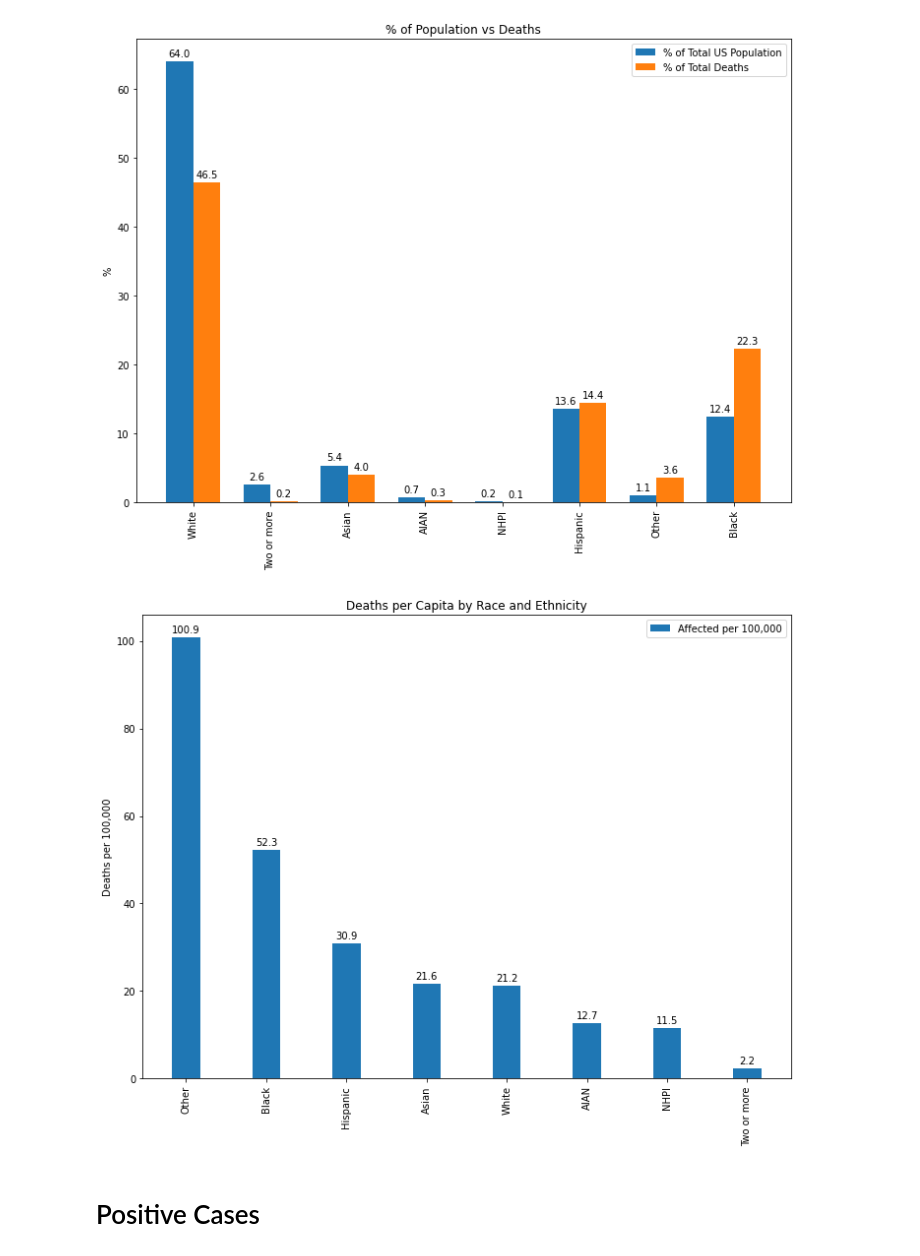
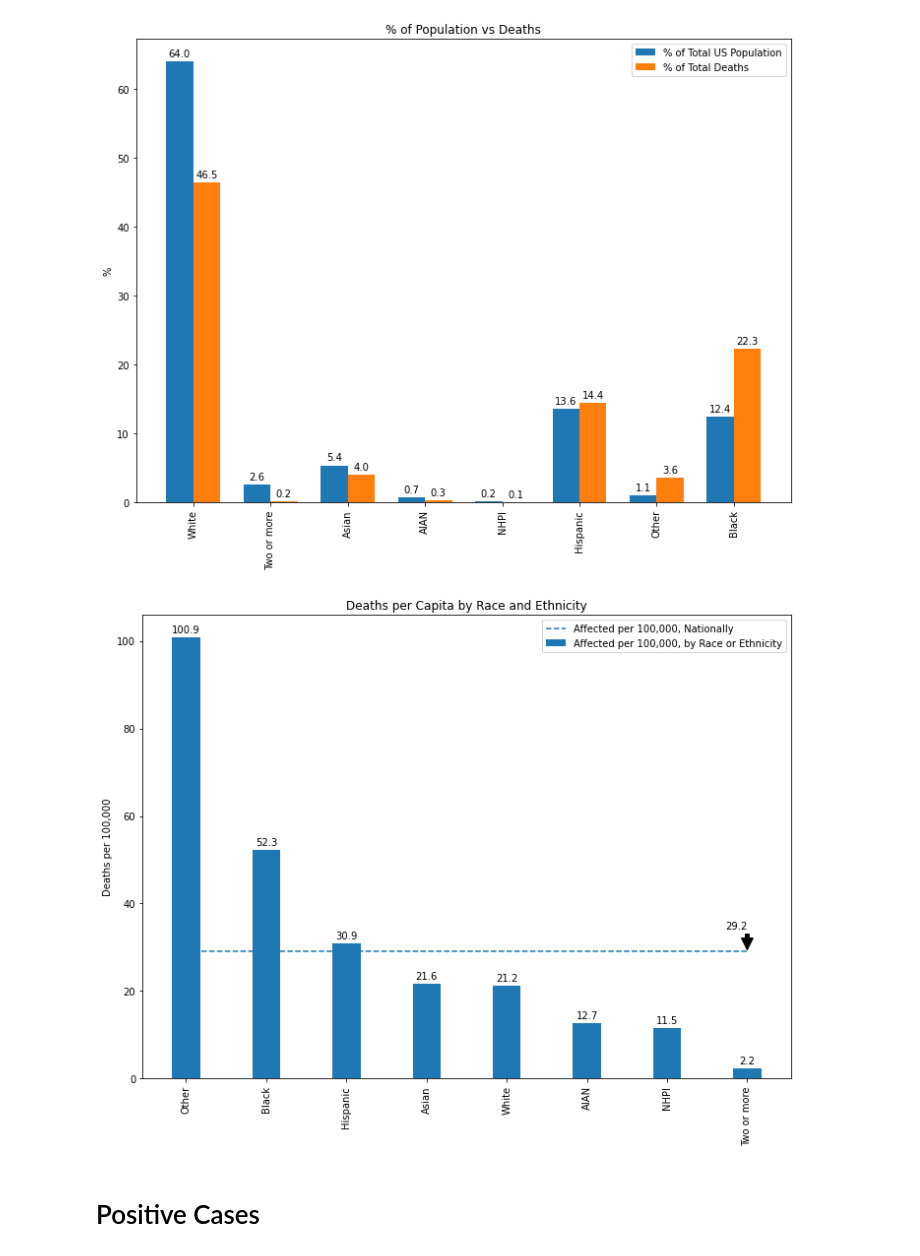
Before and after one commit to hanesy/covid-tracking, a Jupyter notebook: race-data-exploration.ipynb, the cells around one changed output. Drawn from its saved outputs; the diff is of its cells as text; code cells hidden in the pictures.

Commit message:
updates to racial data exploration

```diff
--- a/race-data-exploration.ipynb
+++ b/race-data-exploration.ipynb
@@ -224,3 +224,8 @@ deaths_unknown_us
 | 1 | # US | 322903030 | 40130920 | 4.39318e+07 | 17421159 | 549504 | 2264689 | 8490244 | 206723250 | 3391445 |
 | 2 | % Known Deaths | 100 | 22.276 | 14.3975 | 3.9865 | 0.0668662 | 0.304613 | 0.20166 | 46.4529 | 3.63094 |
 | 3 | % US | 100 | 12.4282 | 13.6053 | 5.39517 | 0.170176 | 0.701353 | 2.62935 | 64.0202 | 1.0503 |
+# %%
+deaths_us_total = deaths_us["Total"][0]/deaths_us["Total"][1]*100000
+deaths_us_total
+
+deaths_us["Total"][0], deaths_us["Total"][1], deaths_us_total
@@ -235,18 +242,18 @@ deaths_unknown_us
 #         i = i+1
 # deaths_unknown_us
 # %%
-deaths_unknown_us_T = deaths_unknown_us.copy()
-deaths_unknown_us_T = deaths_unknown_us_T.T.rename_axis('ID').reset_index()
+deaths_us_T = deaths_us.copy()
+deaths_us_T = deaths_us_T.T.rename_axis('ID').reset_index()
 
-deaths_unknown_us_T.columns = deaths_unknown_us_T.iloc[0]
-deaths_unknown_us_T = deaths_unknown_us_T.drop([0]).set_index("ID")
-deaths_unknown_us_T = deaths_unknown_us_T.drop(["Total"])
+deaths_us_T.columns = deaths_us_T.iloc[0]
+deaths_us_T = deaths_us_T.drop([0]).set_index("ID")
+deaths_us_T = deaths_us_T.drop(["Total"])
 
-deaths_unknown_us_T["Difference %"] = deaths_unknown_us_T["% US"]- deaths_unknown_us_T["% Known Deaths"]
-deaths_unknown_us_T["Affected per 100000"] = deaths_unknown_us_T["# Known Deaths"]/deaths_unknown_us_T["# US"]*100000
+deaths_us_T["Difference %"] = deaths_us_T["% US"]- deaths_us_T["% Known Deaths"]
+deaths_us_T["Affected per 100000"] = deaths_us_T["# Known Deaths"]/deaths_us_T["# US"]*100000
 
-deaths_unknown_us_T_percap = deaths_unknown_us_T[['# Known Deaths', '# US', 'Affected per 100000']]
-deaths_unknown_us_T_percap = deaths_unknown_us_T_percap.sort_values("Affected per 100000", ascending = False)
+deaths_us_T_percap = deaths_us_T[['# Known Deaths', '# US', 'Affected per 100000']]
+deaths_us_T_percap = deaths_us_T_percap.sort_values("Affected per 100000", ascending = False)
 
-deaths_unknown_us_T_rep = deaths_unknown_us_T[['% Known Deaths','% US','Difference %']]
-deaths_unknown_us_T_rep = deaths_unknown_us_T_rep.sort_values("Difference %", ascending = False)
+deaths_us_T_rep = deaths_us_T[['% Known Deaths','% US','Difference %']]
+deaths_us_T_rep = deaths_us_T_rep.sort_values("Difference %", ascending = False)
@@ -266,5 +273,5 @@ deaths_unknown_us_T_percap
 # %%
-percent_chart = deaths_unknown_us_T.sort_values("Difference %", ascending = False).reset_index()
+percent_chart = deaths_us_T.sort_values("Difference %", ascending = False).reset_index()
 percent_chart
 
 labels = percent_chart["ID"]
@@ -310,46 +317,54 @@ plt.show()
 # %% [output]
 [figure]
 # %%
-percap_chart = deaths_unknown_us_T.sort_values("Affected per 100000", ascending = False).reset_index()
+percap_chart = deaths_us_T.sort_values("Affected per 100000", ascending = False).reset_index()
 
 labels = percap_chart["ID"]
 affected = percap_chart["Affected per 100000"]
 
 x = np.arange(len(labels))  # the label locations
 
+y_mean = [deaths_us_total]*len(x)
 
 fig, ax = plt.subplots(figsize=(10,8))
-rects1 = ax.bar(x, affected, width, label='Affected per 100,000')
+rects1 = ax.bar(x, affected, width, label='Affected per 100,000, by Race or Ethnicity')
+mean_line = ax.plot(x,y_mean, label='Affected per 100,000, Nationally', linestyle='--')
 
 # Add some text for labels, title and custom x-axis tick labels, etc.
 ax.set_ylabel('Deaths per 100,000')
 ax.set_title('Deaths per Capita by Race and Ethnicity')
 ax.set_xticks(x)
 ax.set_xticklabels(labels)
 ax.legend()
 
 plt.xticks(rotation=90)
 
 def autolabel(rects):
     """Attach a text label above each bar in *rects*, displaying its height."""
     for rect in rects:
         height = rect.get_height()
         ax.annotate('{:.1f}'.format(height),
                     xy=(rect.get_x() + rect.get_width() / 2, height),
                     xytext=(0, 3),  # 3 points vertical offset
                     textcoords="offset points",
                     ha='center', va='bottom')
 
 
 autolabel(rects1)
 
+ax.annotate('{:.1f}'.format(deaths_us_total),
+            xy=(len(x)-1, deaths_us_total), xycoords='data',
+            xytext=(0, 20), textcoords='offset points',
+            arrowprops=dict(facecolor='black', shrink=0.05),
+            horizontalalignment='right', verticalalignment='bottom')
+
 fig.tight_layout()
 
 plt.savefig("images/DeathsAffectedperCapita")
 
 plt.show()
 # %% [output]
-[figure, old version]
+[figure, new version]
 # %% [markdown]
 # Positive Cases
 # %%
```
Also changed, not shown: parts of 25 cells of this notebook, 3 other files.
